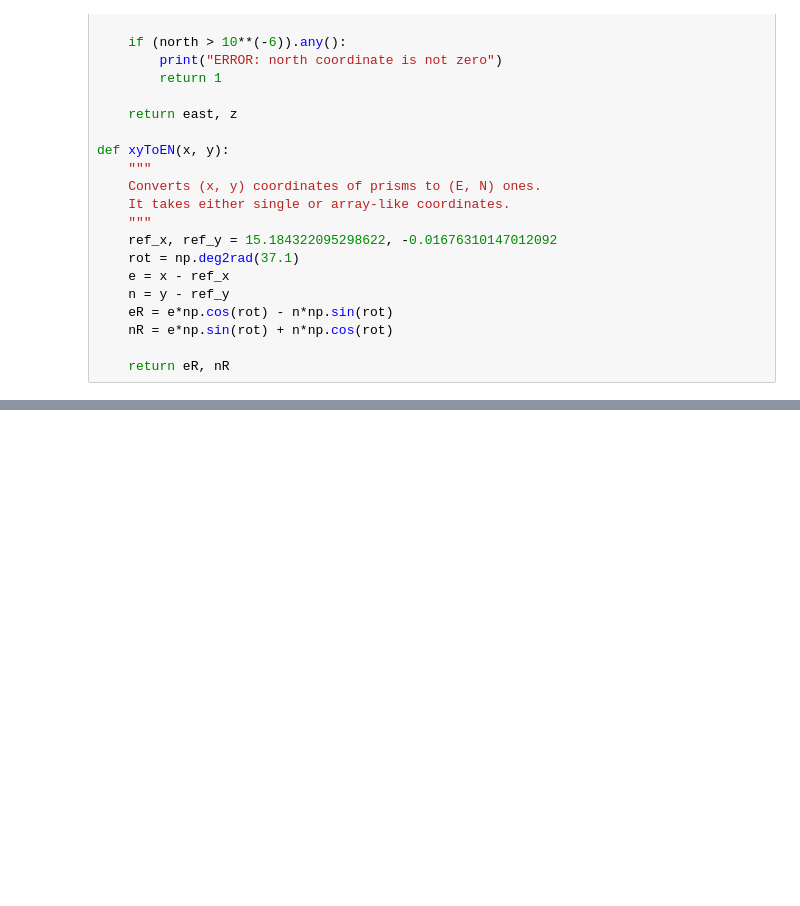
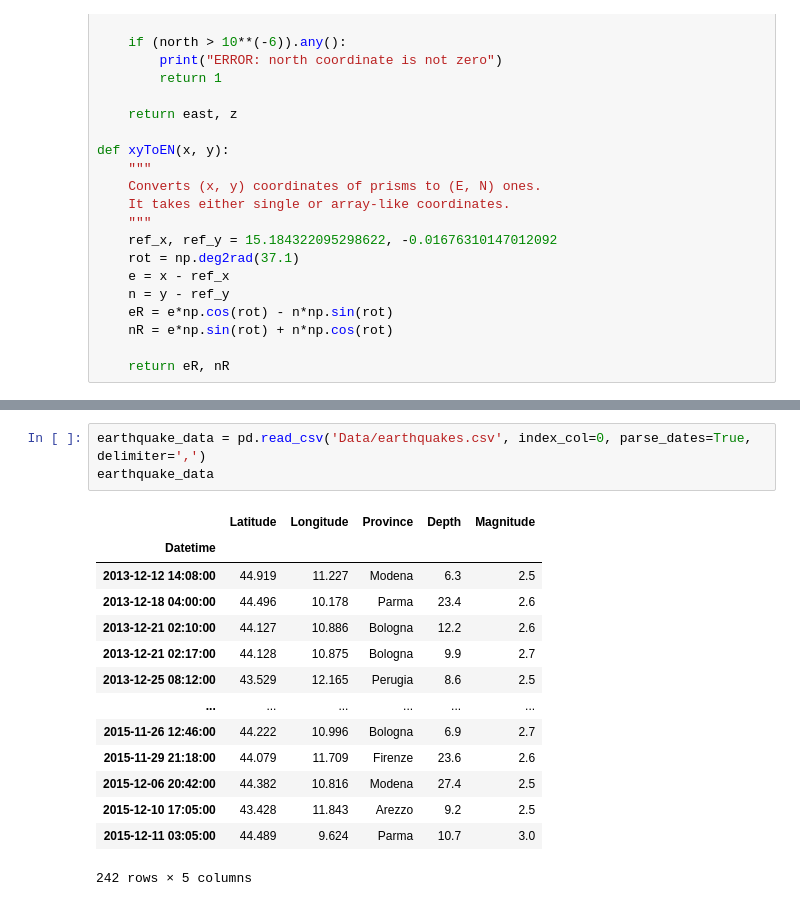
Before and after one commit to carloresta/baptistery-data, a Jupyter notebook: testing.ipynb, the cells around one changed output, grey strips where cells are left out. Cells and saved outputs as stored; diff of their text form; blank space fills up the shorter version.

```diff
--- a/testing.ipynb
+++ b/testing.ipynb
@@ -410,0 +354,18 @@ prism_z_rel[pname]
+# %%
+earthquake_data = pd.read_csv('Data/earthquakes.csv', index_col=0, parse_dates=True, delimiter=',')
+earthquake_data
+# %% [output]
+|  | Latitude | Longitude | Province | Depth | Magnitude |
+| Datetime |  |  |  |  |  |
+| 2013-12-12 14:08:00 | 44.919 | 11.227 | Modena | 6.3 | 2.5 |
+| 2013-12-18 04:00:00 | 44.496 | 10.178 | Parma | 23.4 | 2.6 |
+| 2013-12-21 02:10:00 | 44.127 | 10.886 | Bologna | 12.2 | 2.6 |
+| 2013-12-21 02:17:00 | 44.128 | 10.875 | Bologna | 9.9 | 2.7 |
+| 2013-12-25 08:12:00 | 43.529 | 12.165 | Perugia | 8.6 | 2.5 |
+| ... | ... | ... | ... | ... | ... |
+| 2015-11-26 12:46:00 | 44.222 | 10.996 | Bologna | 6.9 | 2.7 |
+| 2015-11-29 21:18:00 | 44.079 | 11.709 | Firenze | 23.6 | 2.6 |
+| 2015-12-06 20:42:00 | 44.382 | 10.816 | Modena | 27.4 | 2.5 |
+| 2015-12-10 17:05:00 | 43.428 | 11.843 | Arezzo | 9.2 | 2.5 |
+| 2015-12-11 03:05:00 | 44.489 | 9.624 | Parma | 10.7 | 3.0 |
+242 rows × 5 columns
```
Also changed, not shown: parts of 17 cells of this notebook, 2 other files.
